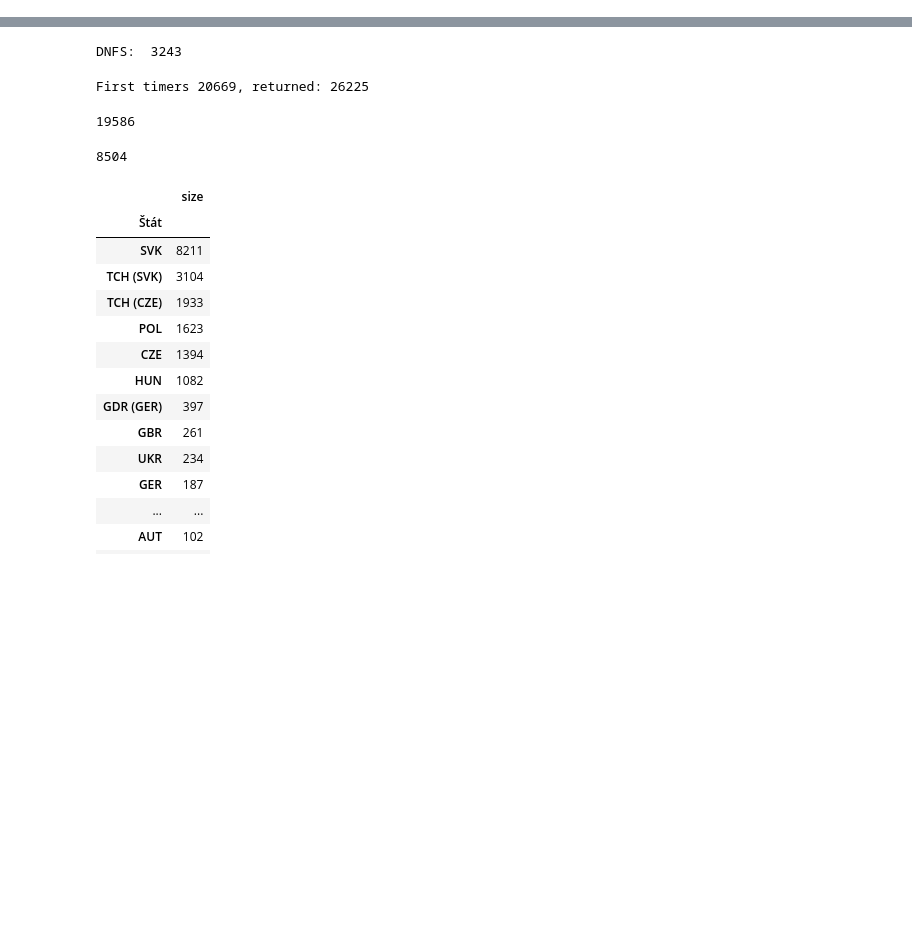
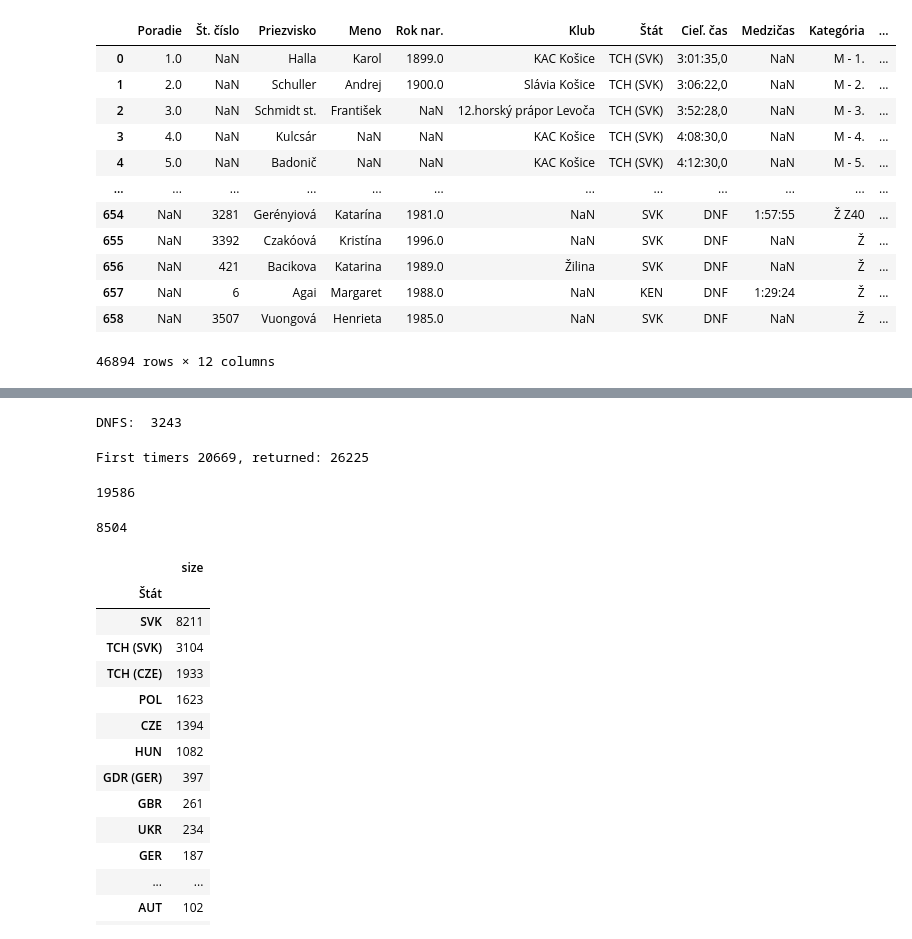
Before and after one commit to vlejd/marathon_stats, a Jupyter notebook: nb.ipynb, the cells around one changed output, grey strips where cells are left out. Cells and saved outputs as stored; diff of their text form; code cells hidden in the pictures; blank space fills up the shorter version.

```diff
--- a/nb.ipynb
+++ b/nb.ipynb
@@ -22,3 +23,19 @@ for file in htmls:
     dfs.append(df[0])
     dfs.append(df[1])
 dfs = pd.concat(dfs)
+# %%
+dfs
+# %% [output]
+|  | Poradie | Št. číslo | Priezvisko | Meno | Rok nar. | Klub | Štát | Cieľ. čas | Medzičas | Kategória | ... |
+| 0 | 1.0 | NaN | Halla | Karol | 1899.0 | KAC Košice | TCH (SVK) | 3:01:35,0 | NaN | M - 1. | ... |
+| 1 | 2.0 | NaN | Schuller | Andrej | 1900.0 | Slávia Košice | TCH (SVK) | 3:06:22,0 | NaN | M - 2. | ... |
+| 2 | 3.0 | NaN | Schmidt st. | František | NaN | 12.horský prápor Levoča | TCH (SVK) | 3:52:28,0 | NaN | M - 3. | ... |
+| 3 | 4.0 | NaN | Kulcsár | NaN | NaN | KAC Košice | TCH (SVK) | 4:08:30,0 | NaN | M - 4. | ... |
+| 4 | 5.0 | NaN | Badonič | NaN | NaN | KAC Košice | TCH (SVK) | 4:12:30,0 | NaN | M - 5. | ... |
+| ... | ... | ... | ... | ... | ... | ... | ... | ... | ... | ... | ... |
+| 654 | NaN | 3281 | Gerényiová | Katarína | 1981.0 | NaN | SVK | DNF | 1:57:55 | Ž Z40 | ... |
+| 655 | NaN | 3392 | Czakóová | Kristína | 1996.0 | NaN | SVK | DNF | NaN | Ž | ... |
+| 656 | NaN | 421 | Bacikova | Katarina | 1989.0 | Žilina | SVK | DNF | NaN | Ž | ... |
+| 657 | NaN | 6 | Agai | Margaret | 1988.0 | NaN | KEN | DNF | 1:29:24 | Ž | ... |
+| 658 | NaN | 3507 | Vuongová | Henrieta | 1985.0 | NaN | SVK | DNF | NaN | Ž | ... |
+46894 rows × 12 columns
```
Also changed, not shown: parts of 11 cells of this notebook, 2 other files.
